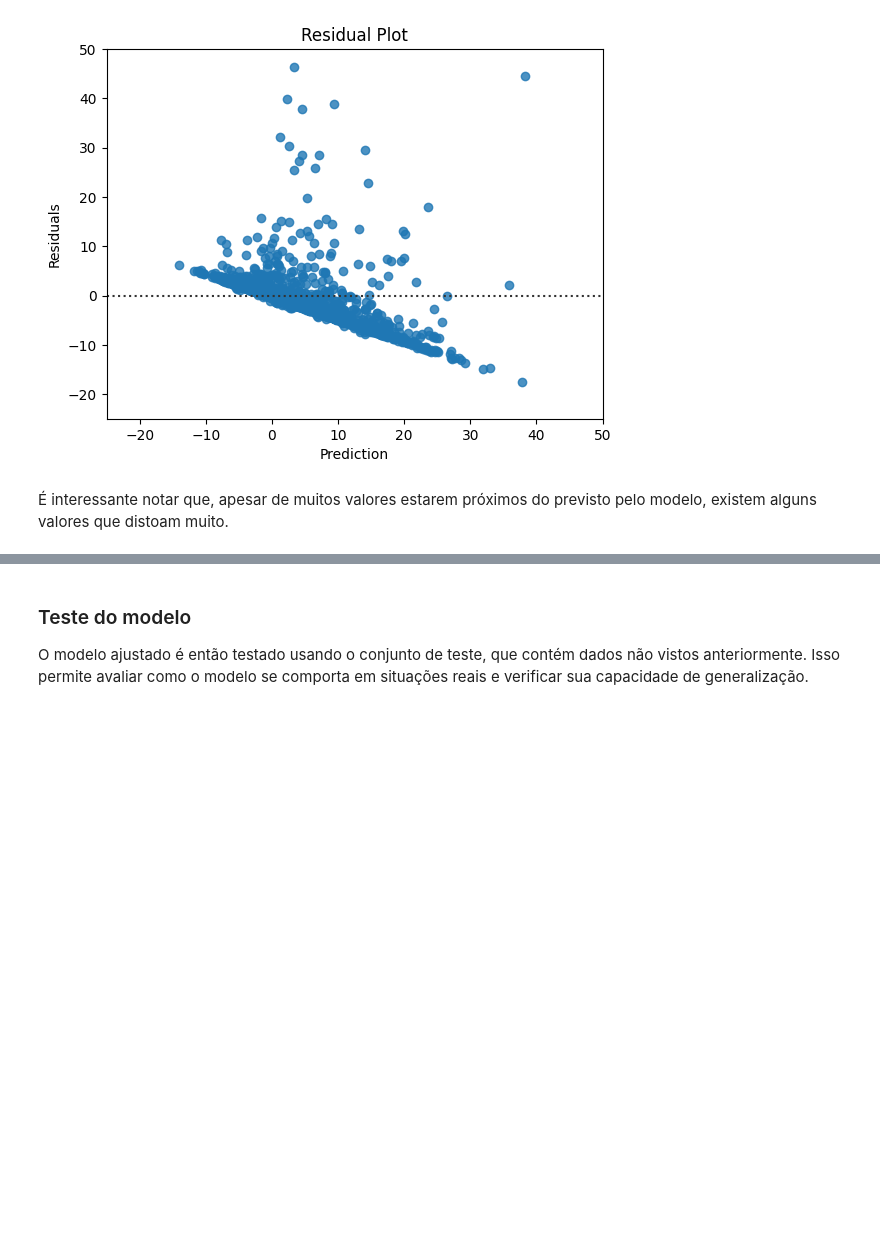
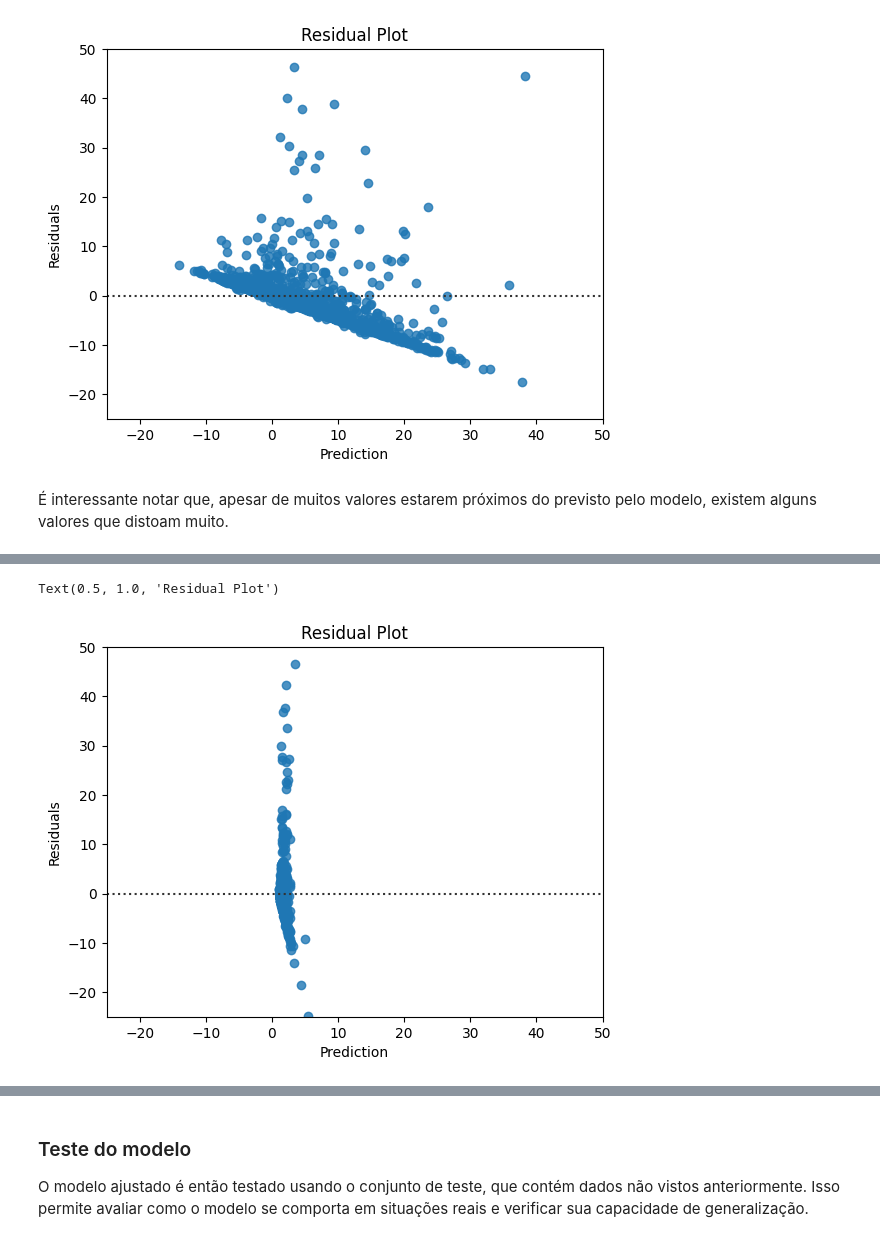
Before and after one commit to Marcompp/MachineLearningFinal, a Jupyter notebook: Relatorio-Final.ipynb, the cells around one changed output, grey strips where cells are left out. Saved outputs shown, nothing was run; the diff lists cells and outputs as text; code cells hidden in the pictures; blank space fills up the shorter version.

```diff
--- a/Relatorio-Final.ipynb
+++ b/Relatorio-Final.ipynb
@@ -454,0 +451,11 @@ RMSE do modelo de regressão SVR: 24.867552500658892
+# %%
+residual = (y_valid - y_pred)
+sns.residplot(x=y_pred, y=residual)
+plt.xlim(-25, 50)
+plt.ylim(-25, 50)
+plt.xlabel("Prediction")
+plt.ylabel("Residuals")
+plt.title("Residual Plot")
+# %% [output]
+Text(0.5, 1.0, 'Residual Plot')
+[figure, added]
```
Also changed, not shown: parts of 32 cells of this notebook.
